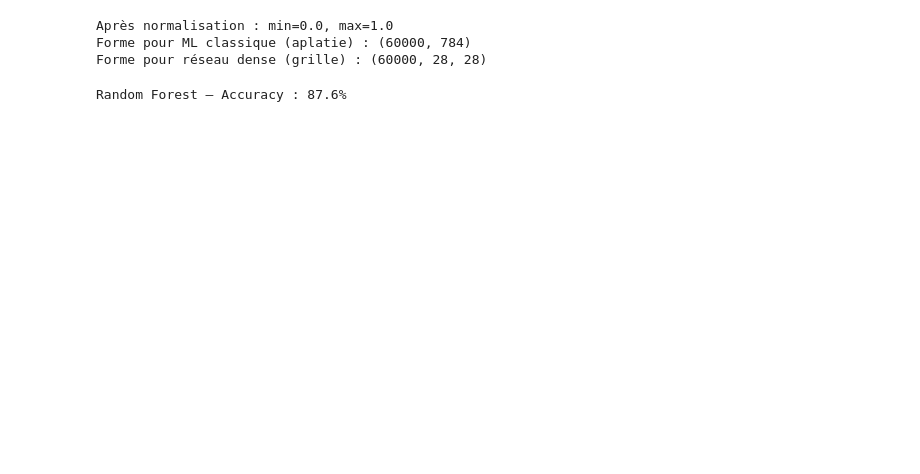
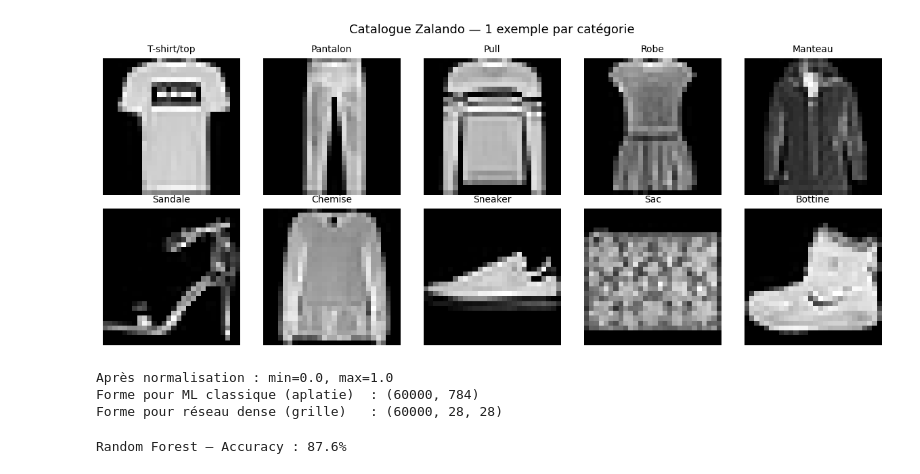
Before and after one commit to arnaud-pfeil-lefort/tp-IA, a Jupyter notebook: tp3.ipynb, the cells around one changed output. Cells and saved outputs as stored; diff of their text form; code cells hidden in the pictures; blank space fills up the shorter version.

```diff
--- a/tp3.ipynb
+++ b/tp3.ipynb
@@ -42,3 +62,16 @@ Distribution des catégories (train) :
+# %%
+fig, axes = plt.subplots(2, 5, figsize=(12, 5))
+for i, ax in enumerate(axes.flat):
+    idx = np.where(y_train == i)[0][0]
+    ax.imshow(X_train[idx], cmap='gray')
+    ax.set_title(class_names[i], fontsize=10)
+    ax.axis('off')
+plt.suptitle('Catalogue Zalando — 1 exemple par catégorie', fontsize=13)
+plt.tight_layout()
+plt.savefig('catalogue_samples.png')
+plt.show()
+# %% [output]
+[figure, added]
 # %%
 # Normalisation : [0, 255] → [0.0, 1.0]
 # Les réseaux de neurones convergent mieux avec des valeurs entre 0 et 1
```
Also changed, not shown: parts of 10 cells of this notebook, 1 other file.
